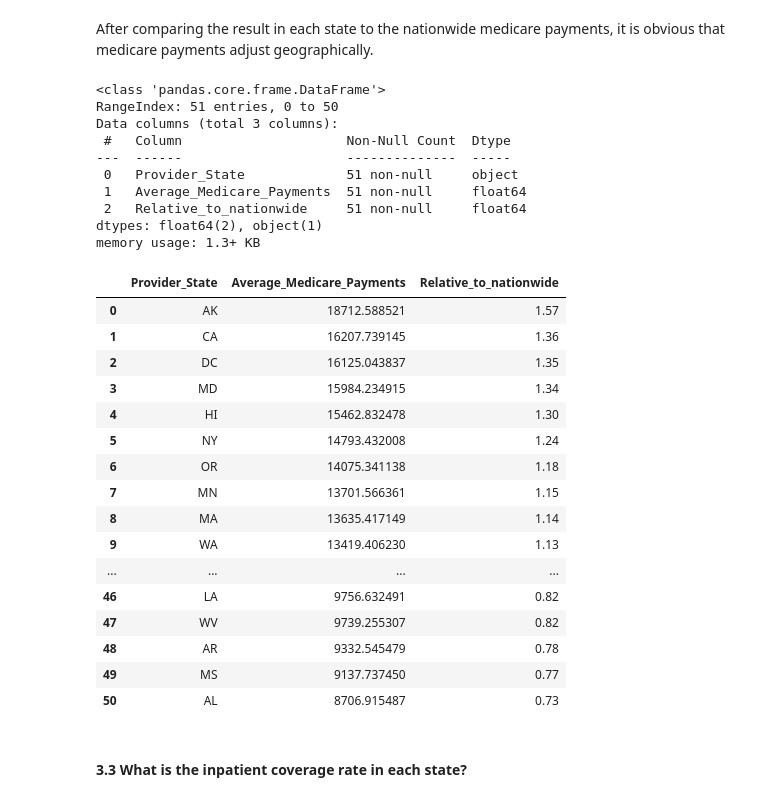
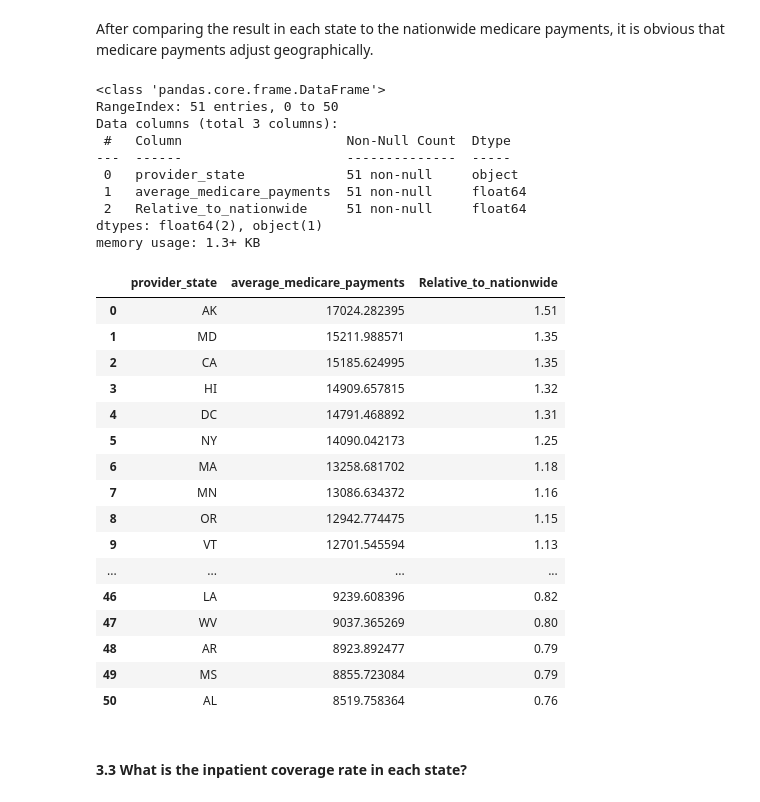
Before and after one commit to AnyiHuang/Analyzing-Inpatient-medical-expense-in-US, a Jupyter notebook: BA780_Team5A.ipynb, the cells around one changed output. Saved outputs shown, nothing was run; the diff lists cells and outputs as text; code cells hidden in the pictures.

```diff
--- a/BA780_Team5A.ipynb
+++ b/BA780_Team5A.ipynb
@@ -196,44 +195,43 @@ iplot(map_actual)
 # %% [markdown]
 After comparing the result in each state to the nationwide medicare payments, it is obvious that medicare payments adjust geographically.
 # %%
-inpatient_2017 = pd.read_csv('Inpatient_2017.csv')
-medicare_payments = inpatient_2017[['Provider_State','Average_Medicare_Payments']]
-medicare_payments_states = (medicare_payments.groupby('Provider_State').mean()).sort_values(by="Average_Medicare_Payments",ascending = False)
-avg_nation_m = medicare_payments_states['Average_Medicare_Payments'].mean()
-medicare_payments_states['Average_nationwide'] = avg_nation_m
-medicare_payments_states = medicare_payments_states.eval('Relative_to_nationwide = Average_Medicare_Payments/Average_nationwide').round({'Relative_to_nationwide':2})
-medicare_payments_states = medicare_payments_states.drop(['Average_nationwide'],axis=1)
+medicare_payments = inpatient_2015[['provider_state','average_medicare_payments']]
+medicare_payments_states = (medicare_payments.groupby('provider_state').mean()).sort_values(by="average_medicare_payments",ascending = False)
+avg_nation_m = medicare_payments_states['average_medicare_payments'].mean()
+medicare_payments_states['average_nationwide'] = avg_nation_m
+medicare_payments_states = medicare_payments_states.eval('Relative_to_nationwide = average_medicare_payments/average_nationwide').round({'Relative_to_nationwide':2})
+medicare_payments_states = medicare_payments_states.drop(['average_nationwide'],axis=1)
 df_medicare = medicare_payments_states.reset_index()
 df_medicare.info()
 df_medicare
 # %% [output]
 <class 'pandas.core.frame.DataFrame'>
 RangeIndex: 51 entries, 0 to 50
 Data columns (total 3 columns):
  #   Column                     Non-Null Count  Dtype
 ---  ------                     --------------  -----
- 0   Provider_State             51 non-null     object
- 1   Average_Medicare_Payments  51 non-null     float64
+ 0   provider_state             51 non-null     object
+ 1   average_medicare_payments  51 non-null     float64
  2   Relative_to_nationwide     51 non-null     float64
 dtypes: float64(2), object(1)
 memory usage: 1.3+ KB
-|  | Provider_State | Average_Medicare_Payments | Relative_to_nationwide |
-| 0 | AK | 18712.588521 | 1.57 |
-| 1 | CA | 16207.739145 | 1.36 |
-| 2 | DC | 16125.043837 | 1.35 |
-| 3 | MD | 15984.234915 | 1.34 |
-| 4 | HI | 15462.832478 | 1.30 |
-| 5 | NY | 14793.432008 | 1.24 |
-| 6 | OR | 14075.341138 | 1.18 |
-| 7 | MN | 13701.566361 | 1.15 |
-| 8 | MA | 13635.417149 | 1.14 |
-| 9 | WA | 13419.406230 | 1.13 |
+|  | provider_state | average_medicare_payments | Relative_to_nationwide |
+| 0 | AK | 17024.282395 | 1.51 |
+| 1 | MD | 15211.988571 | 1.35 |
+| 2 | CA | 15185.624995 | 1.35 |
+| 3 | HI | 14909.657815 | 1.32 |
+| 4 | DC | 14791.468892 | 1.31 |
+| 5 | NY | 14090.042173 | 1.25 |
+| 6 | MA | 13258.681702 | 1.18 |
+| 7 | MN | 13086.634372 | 1.16 |
+| 8 | OR | 12942.774475 | 1.15 |
+| 9 | VT | 12701.545594 | 1.13 |
 | ... | ... | ... | ... |
-| 46 | LA | 9756.632491 | 0.82 |
-| 47 | WV | 9739.255307 | 0.82 |
-| 48 | AR | 9332.545479 | 0.78 |
-| 49 | MS | 9137.737450 | 0.77 |
-| 50 | AL | 8706.915487 | 0.73 |
+| 46 | LA | 9239.608396 | 0.82 |
+| 47 | WV | 9037.365269 | 0.80 |
+| 48 | AR | 8923.892477 | 0.79 |
+| 49 | MS | 8855.723084 | 0.79 |
+| 50 | AL | 8519.758364 | 0.76 |
 # %% [markdown]
 #### 3.3 What is the inpatient coverage rate in each state?
 # %% [markdown]
```
Also changed, not shown: parts of 9 cells of this notebook.
